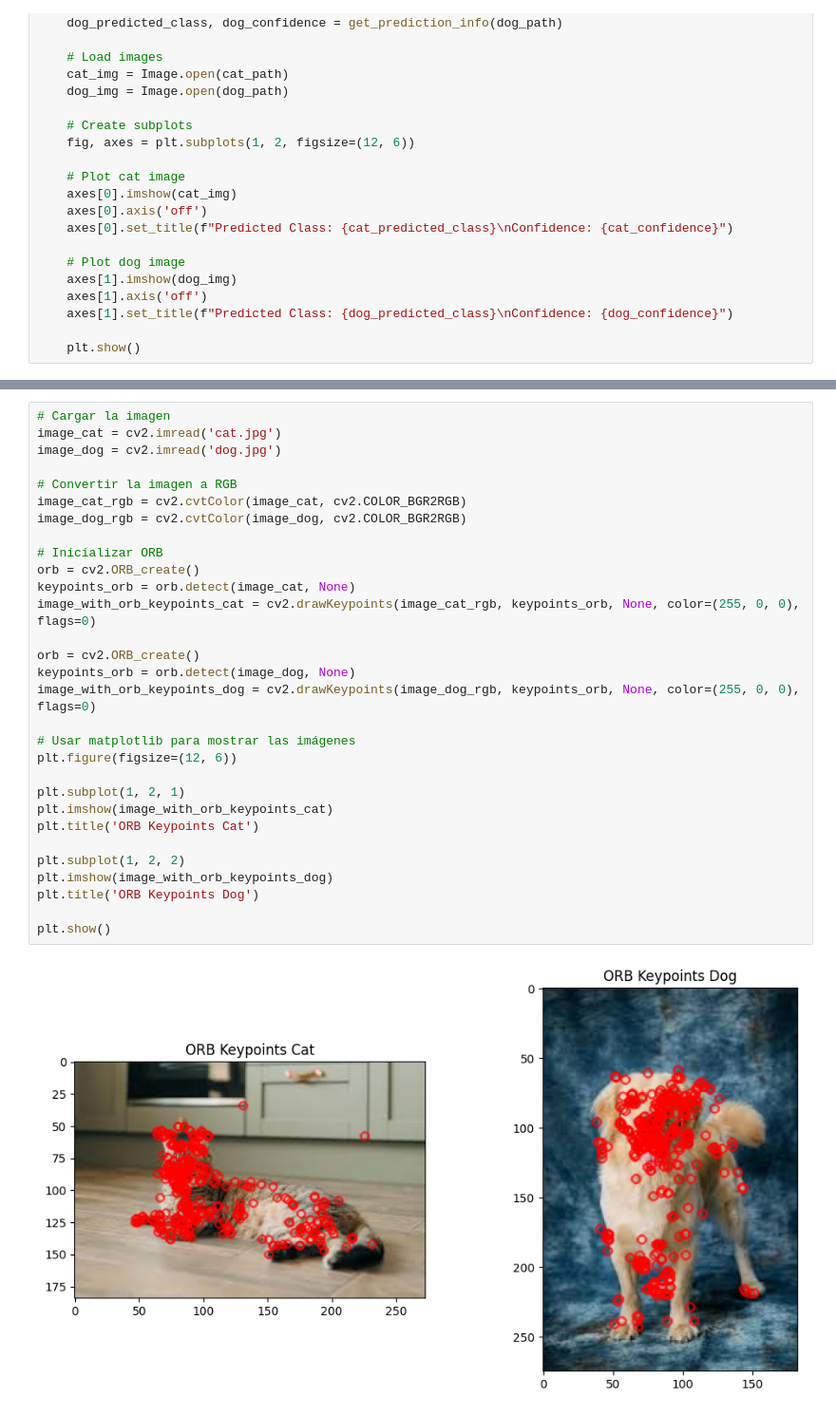
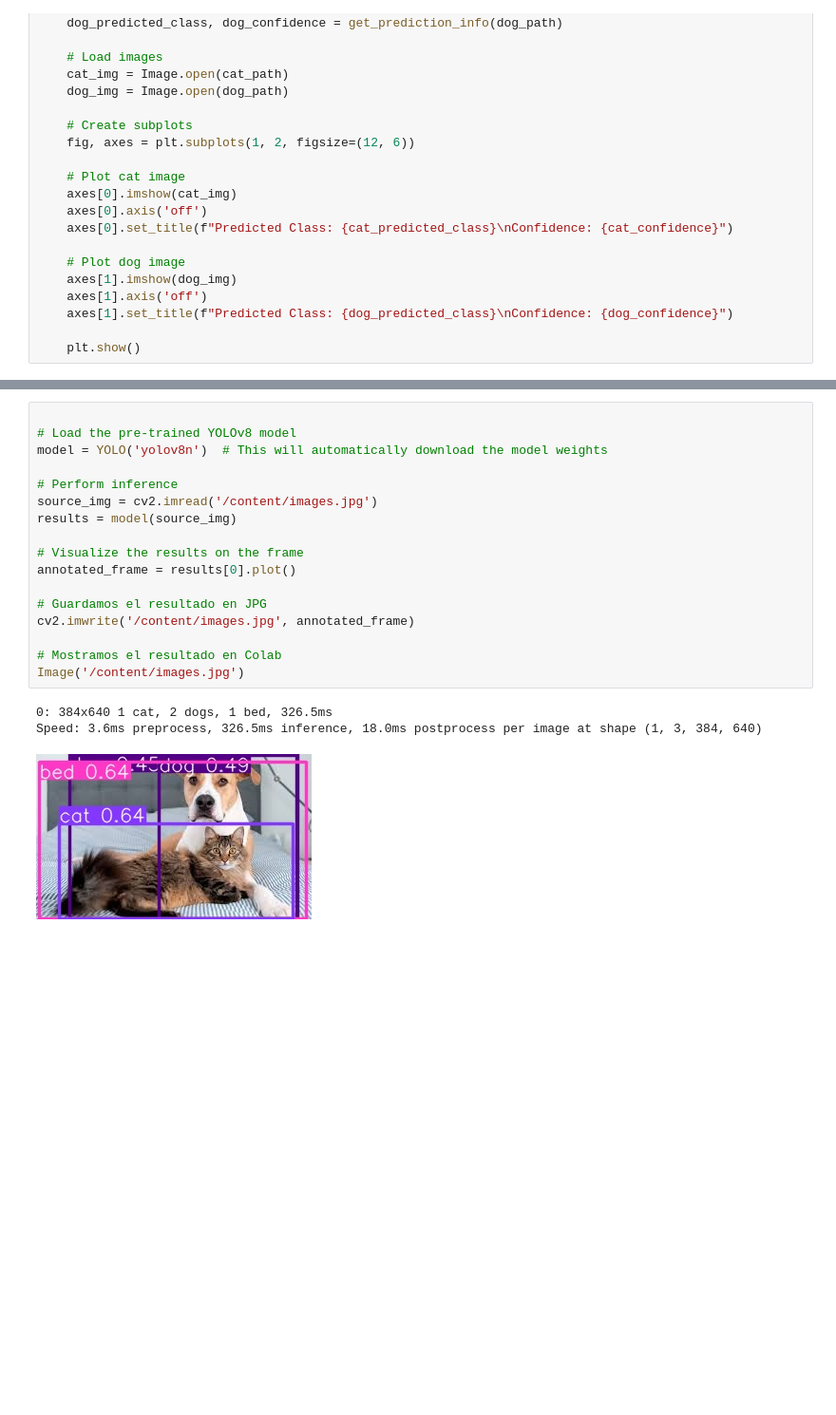
Before and after one commit to Shannon-21/tuia_computer_vision, a Jupyter notebook: Unidad1/ejercicios/ejercicio6.ipynb, the cells around one changed output, grey strips where cells are left out. Shown at 95% size. Saved outputs shown, nothing was run; the diff lists cells and outputs as text; blank space fills up the shorter version.

Commit message:
change classification  model

```diff
--- a/Unidad1/ejercicios/ejercicio6.ipynb
+++ b/Unidad1/ejercicios/ejercicio6.ipynb
@@ -62,32 +67,21 @@ plot_image_with_predictions("/content/cat.jpg", "/content/dog.jpg")
-# %%
-# Cargar la imagen
-image_cat = cv2.imread('cat.jpg')
-image_dog = cv2.imread('dog.jpg')
-
-# Convertir la imagen a RGB
-image_cat_rgb = cv2.cvtColor(image_cat, cv2.COLOR_BGR2RGB)
-image_dog_rgb = cv2.cvtColor(image_dog, cv2.COLOR_BGR2RGB)
-
-# Inicializar ORB
-orb = cv2.ORB_create()
-keypoints_orb = orb.detect(image_cat, None)
-image_with_orb_keypoints_cat = cv2.drawKeypoints(image_cat_rgb, keypoints_orb, None, color=(255, 0, 0), flags=0)
-
-orb = cv2.ORB_create()
-keypoints_orb = orb.detect(image_dog, None)
-image_with_orb_keypoints_dog = cv2.drawKeypoints(image_dog_rgb, keypoints_orb, None, color=(255, 0, 0), flags=0)
-
-# Usar matplotlib para mostrar las imágenes
-plt.figure(figsize=(12, 6))
-
-plt.subplot(1, 2, 1)
-plt.imshow(image_with_orb_keypoints_cat)
-plt.title('ORB Keypoints Cat')
-
-plt.subplot(1, 2, 2)
-plt.imshow(image_with_orb_keypoints_dog)
-plt.title('ORB Keypoints Dog')
-
-plt.show()
-# %% [output]
-[figure, removed]
+# %%
+
+# Load the pre-trained YOLOv8 model
+model = YOLO('yolov8n')  # This will automatically download the model weights
+
+# Perform inference
+source_img = cv2.imread('/content/images.jpg')
+results = model(source_img)
+
+# Visualize the results on the frame
+annotated_frame = results[0].plot()
+
+# Guardamos el resultado en JPG
+cv2.imwrite('/content/images.jpg', annotated_frame)
+
+# Mostramos el resultado en Colab
+Image('/content/images.jpg')
+# %% [output]
+0: 384x640 1 cat, 2 dogs, 1 bed, 326.5ms
+Speed: 3.6ms preprocess, 326.5ms inference, 18.0ms postprocess per image at shape (1, 3, 384, 640)
+[figure, added]
```
Also changed, not shown: parts of 3 cells of this notebook.
